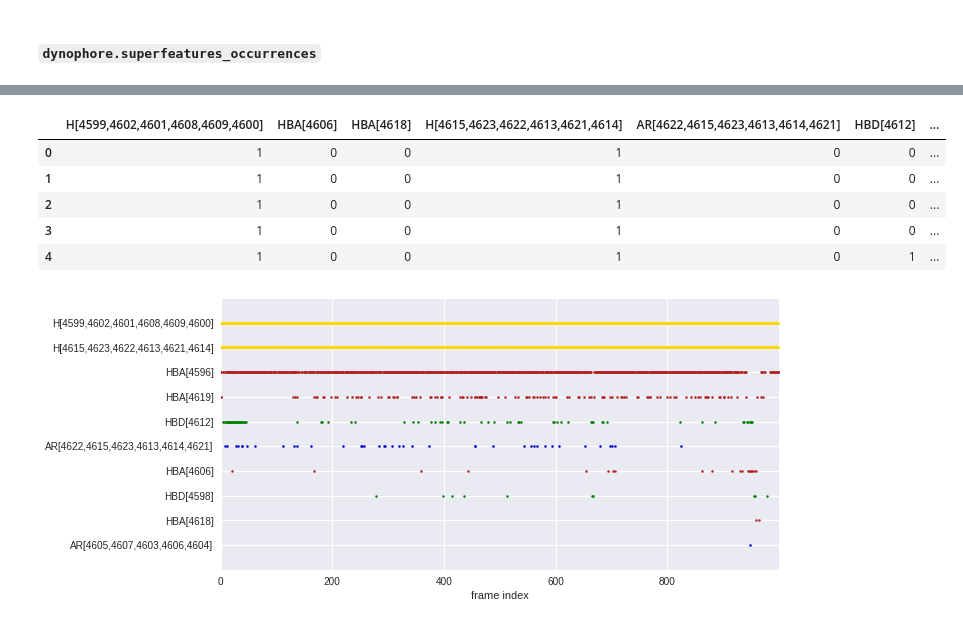
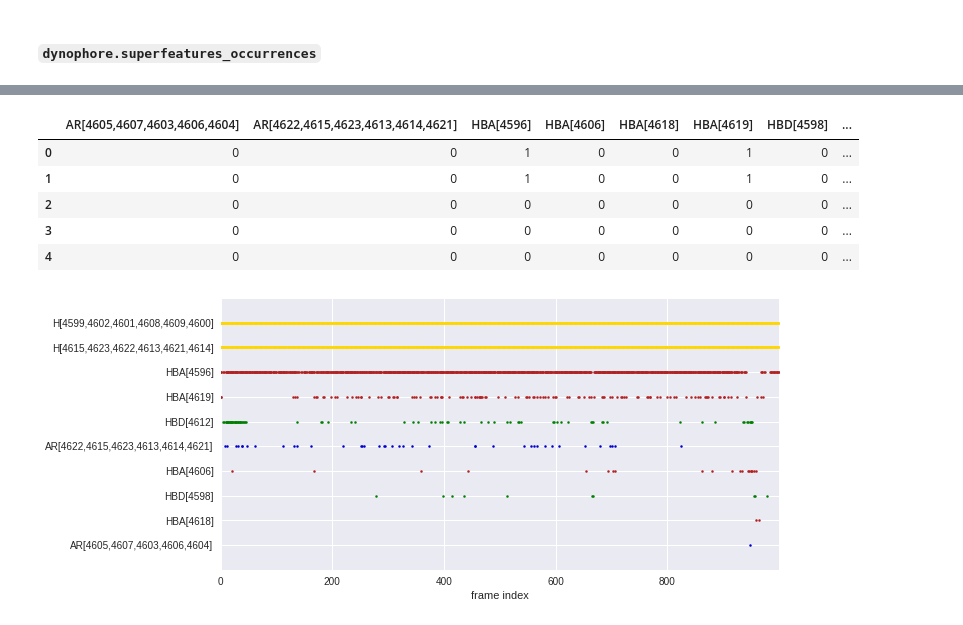
Before and after one commit to wolberlab/dynophores, a Jupyter notebook: docs/dynophores.ipynb, the cells around one changed output, grey strips where cells are left out. Drawn from its saved outputs; the diff is of its cells as text; code cells hidden in the pictures.

Commit message:
Add more output checks

```diff
--- a/docs/dynophores.ipynb
+++ b/docs/dynophores.ipynb
@@ -70,3 +70,7 @@ A
 ## Explore superfeatures
 # %% [markdown]
 #### `dynophore.superfeatures_occurrences`
+# %%
+columns = dynophore.superfeatures_occurrences.columns.to_list()
+columns.sort()
+columns
@@ -73,12 +88,13 @@ A
 # %%
-dynophore.superfeatures_occurrences.head()
+dynophore.superfeatures_occurrences[columns].head()
+# NBVAL_CHECK_OUTPUT
 # %% [output]
-|  | H[4599,4602,4601,4608,4609,4600] | HBA[4606] | HBA[4618] | H[4615,4623,4622,4613,4621,4614] | AR[4622,4615,4623,4613,4614,4621] | HBD[4612] | ... |
-| 0 | 1 | 0 | 0 | 1 | 0 | 0 | ... |
-| 1 | 1 | 0 | 0 | 1 | 0 | 0 | ... |
-| 2 | 1 | 0 | 0 | 1 | 0 | 0 | ... |
-| 3 | 1 | 0 | 0 | 1 | 0 | 0 | ... |
-| 4 | 1 | 0 | 0 | 1 | 0 | 1 | ... |
+|  | AR[4605,4607,4603,4606,4604] | AR[4622,4615,4623,4613,4614,4621] | HBA[4596] | HBA[4606] | HBA[4618] | HBA[4619] | HBD[4598] | ... |
+| 0 | 0 | 0 | 1 | 0 | 0 | 1 | 0 | ... |
+| 1 | 0 | 0 | 1 | 0 | 0 | 1 | 0 | ... |
+| 2 | 0 | 0 | 0 | 0 | 0 | 0 | 0 | ... |
+| 3 | 0 | 0 | 0 | 0 | 0 | 0 | 0 | ... |
+| 4 | 0 | 0 | 0 | 0 | 0 | 0 | 0 | ... |
 # %%
 dynophores.plots.plot_superfeatures_occurrences(dynophore)
 # %% [output]
```
Also changed, not shown: parts of 1 cell of this notebook.
